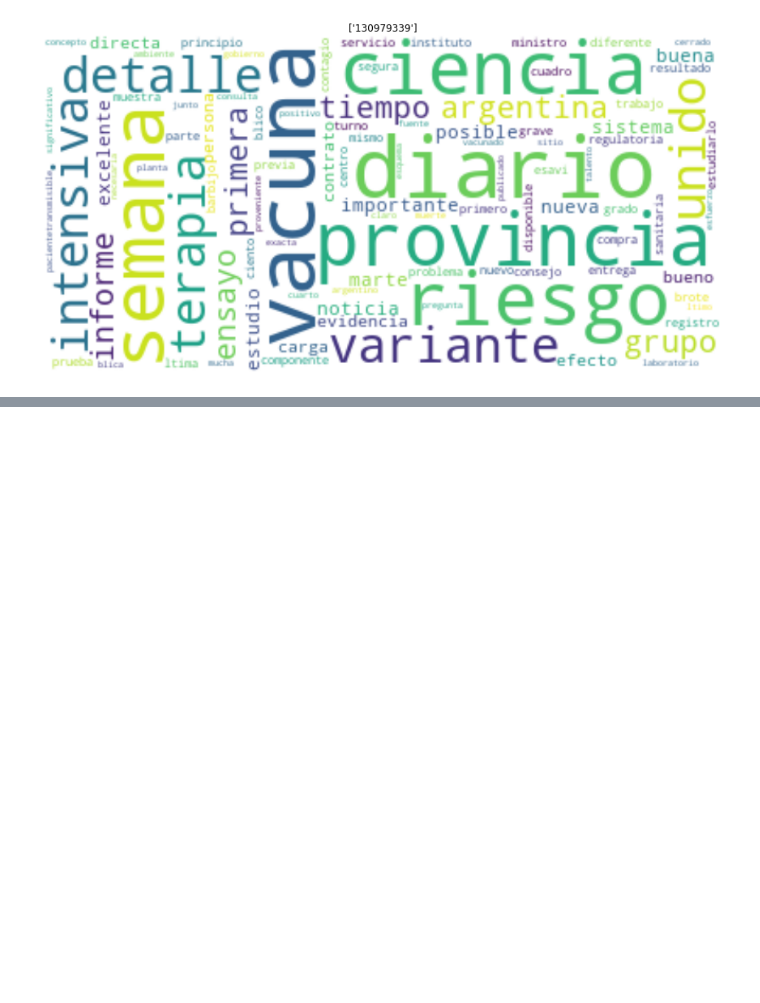
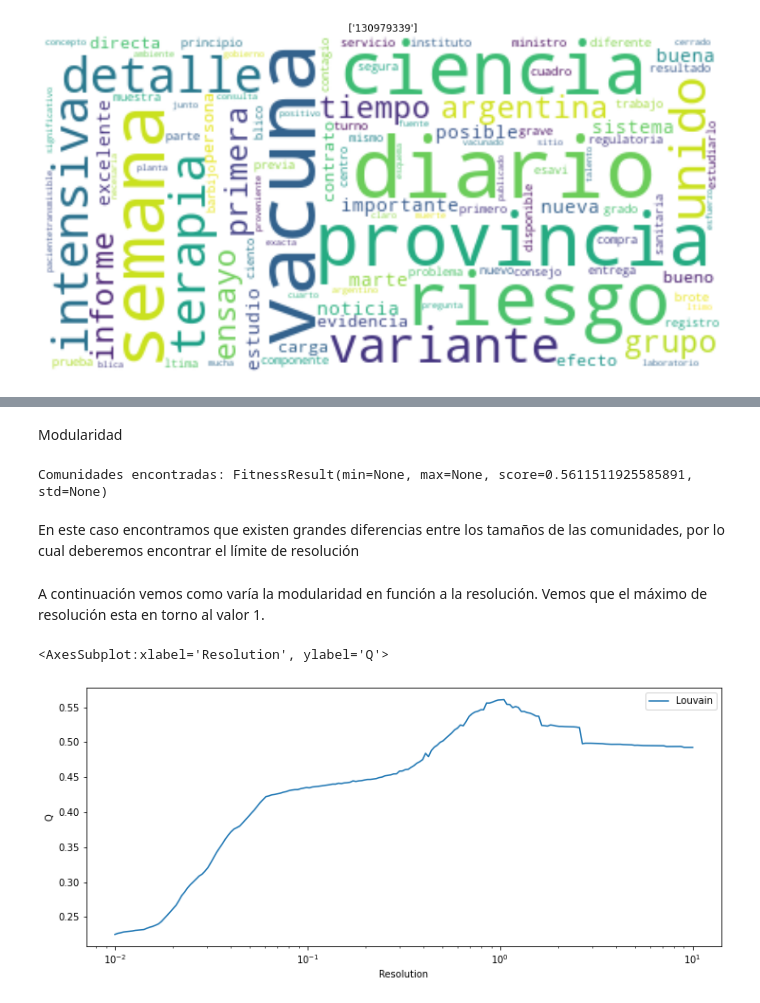
Before and after one commit to estebanarr/graphMachineLearning, a Jupyter notebook: notebooks/Practico1.ipynb, the cells around one changed output, grey strips where cells are left out. Drawn from its saved outputs; the diff is of its cells as text; code cells hidden in the pictures; blank space fills up the shorter version.

```diff
--- a/notebooks/Practico1.ipynb
+++ b/notebooks/Practico1.ipynb
@@ -596,0 +649,41 @@ for user in nodos_centrales:
+# %% [markdown]
+Modularidad
+# %%
+print('Comunidades encontradas:', evaluation.newman_girvan_modularity(G, comms))
+# %% [output]
+Comunidades encontradas: FitnessResult(min=None, max=None, score=0.5611511925585891, std=None)
+# %% [markdown]
+En este caso encontramos que existen grandes diferencias entre los tamaños de las comunidades, por lo cual deberemos encontrar el límite de resolución
+# %%
+def run_louvain(g, min_res, max_res, samples=10, logspace=True):
+    comms_dict = {}
+    if logspace:
+        resolutions = np.logspace(np.log10(min_res), np.log10(max_res), samples)
+    else:
+        resolutions = np.linspace(min_res, max_res, samples)
+    for resolution in resolutions:
+        comms = algorithms.louvain(
+            g, weight='weight', resolution=resolution, randomize=False
+        )
+        comms_dict[resolution] = comms
+    return comms_dict
+
+
+def plot_louvain(g, min_res, max_res, samples=10, logspace=True):
+    comms_dict = run_louvain(g, 0.01, 10, samples=200)
+    resolutions = comms_dict.keys()
+    Q_values = [evaluation.newman_girvan_modularity(g, comms).score for comms in comms_dict.values()]
+    fig, ax = plt.subplots(figsize=(12,5))
+    ax.set_ylabel('Q')
+    ax.set_xlabel('Resolution')
+    ax.set_xscale('log')
+    ax.plot(resolutions, Q_values, '-', label='Louvain')
+    ax.legend()
+    return ax
+# %% [markdown]
+A continuación vemos como varía la modularidad en función a la resolución. Vemos que el máximo de resolución esta en torno al valor 1.
+# %%
+plot_louvain(G, min_res=0.01, max_res=10, samples=200, logspace=True)
+# %% [output]
+<AxesSubplot:xlabel='Resolution', ylabel='Q'>
+[figure, added]
```
Also changed, not shown: parts of 15 cells of this notebook.
